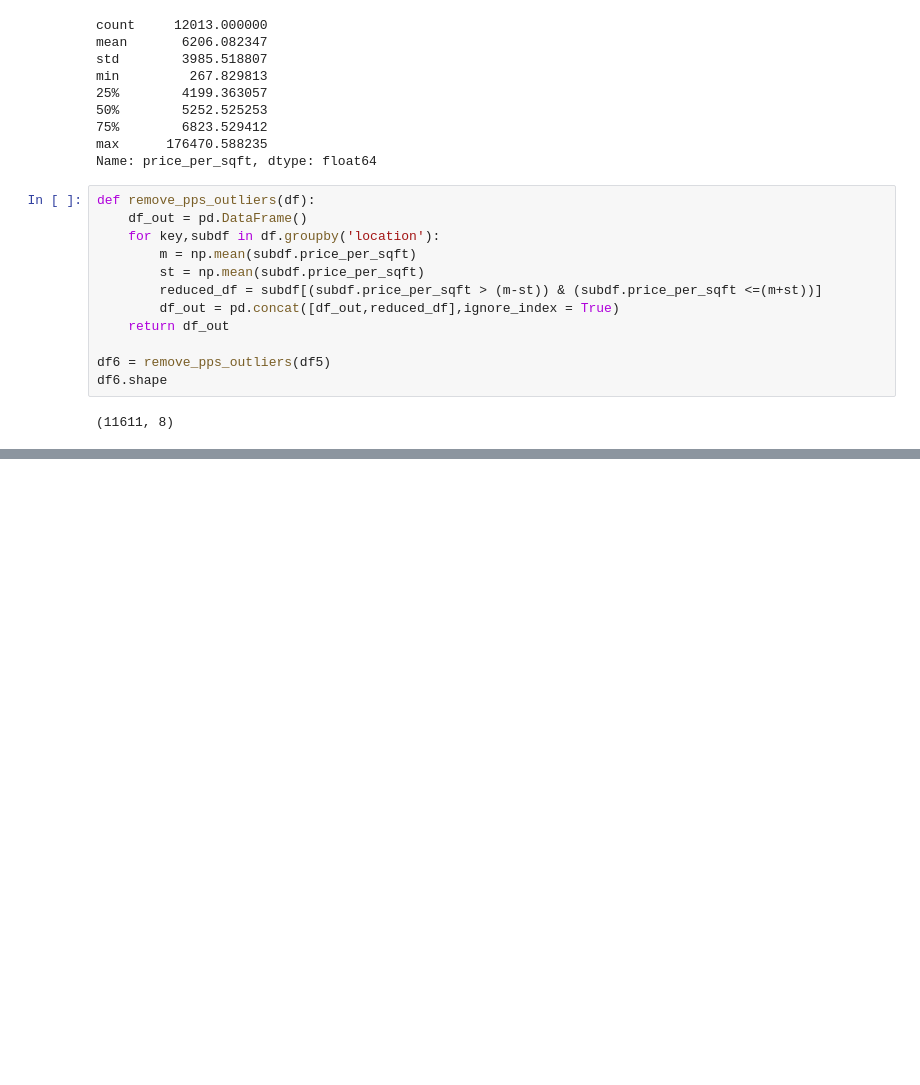
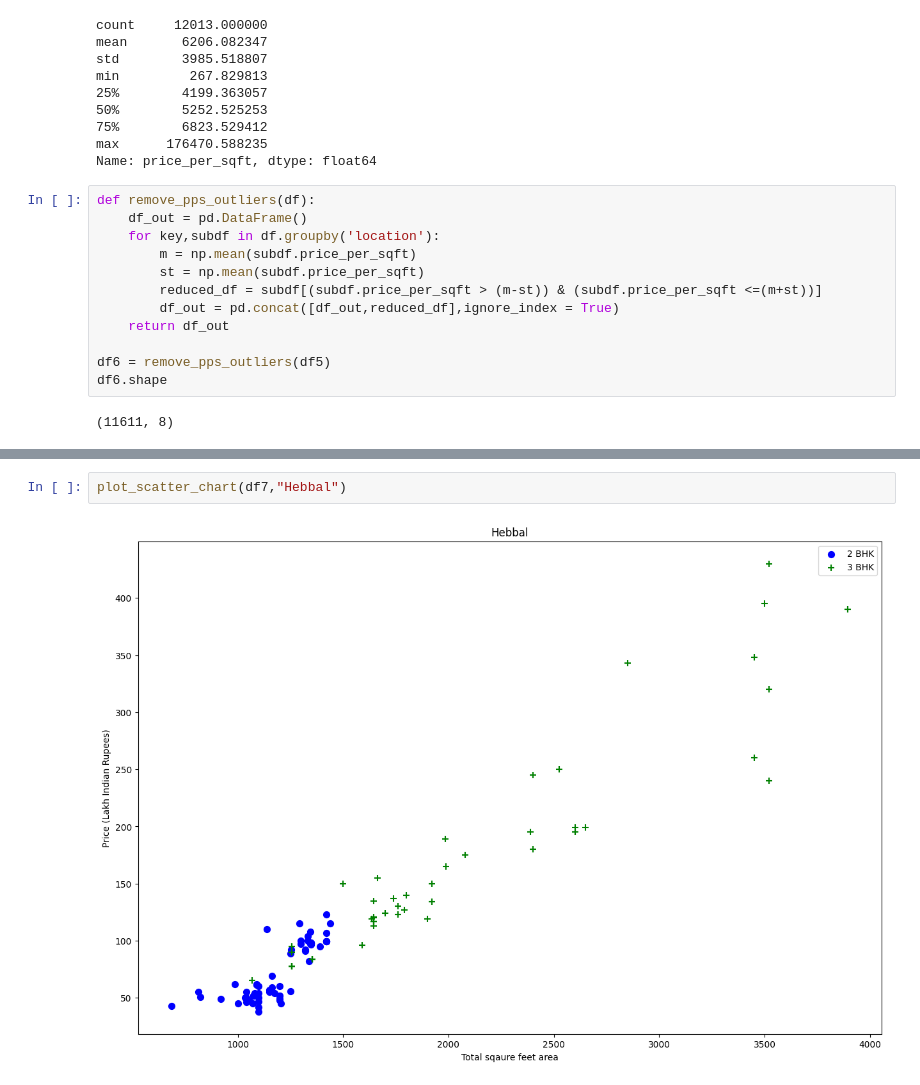
Before and after one commit to PratyushPoddar07/DS_project, a Jupyter notebook: Real Estate model/Estate.ipynb, the cells around one changed output, grey strips where cells are left out. Drawn from its saved outputs; the diff is of its cells as text; blank space fills up the shorter version.

```diff
--- a/Real Estate model/Estate.ipynb
+++ b/Real Estate model/Estate.ipynb
@@ -264,0 +310,4 @@ df6.shape
+# %%
+plot_scatter_chart(df7,"Hebbal")
+# %% [output]
+[figure, added]
```
Also changed, not shown: parts of 14 cells of this notebook.
